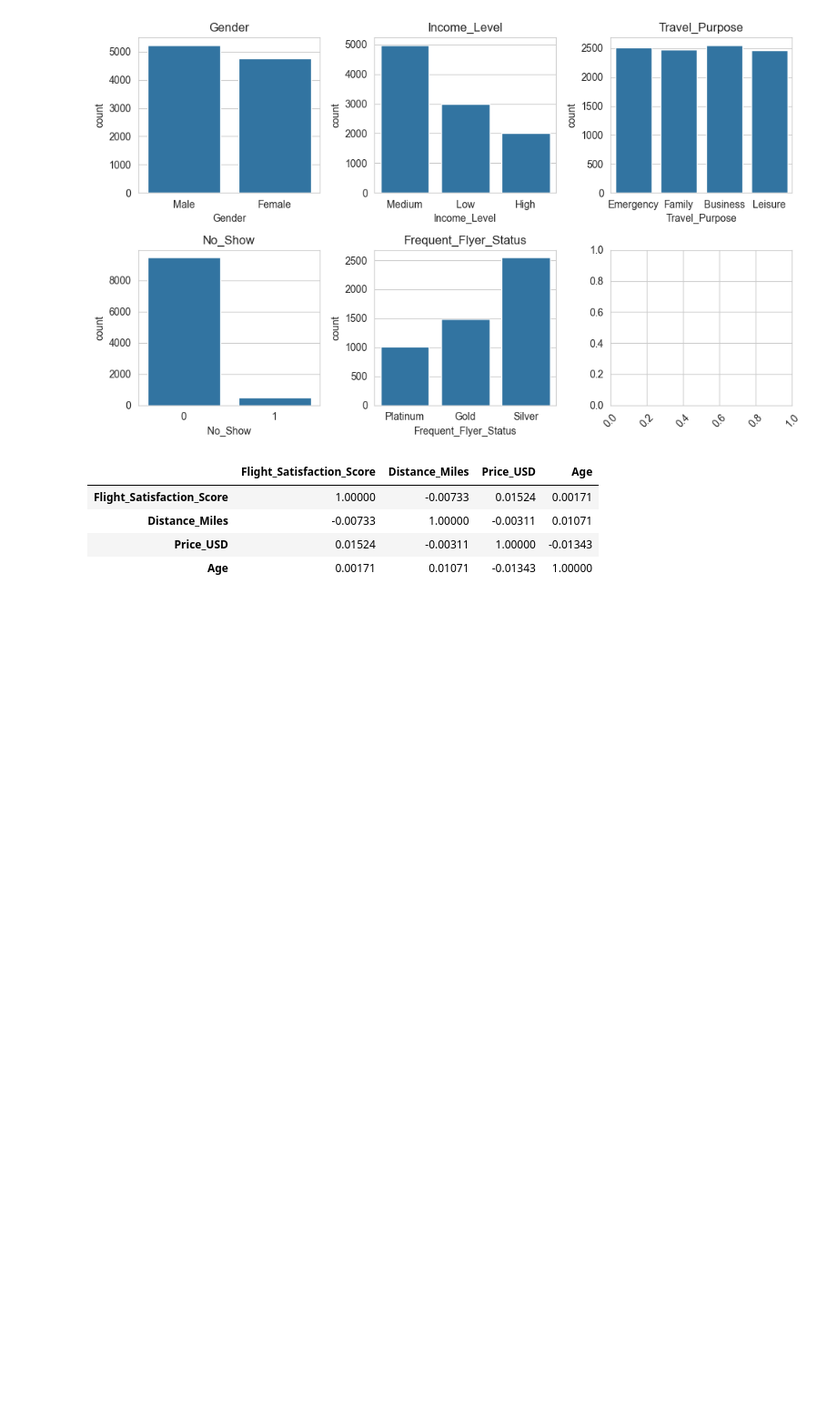
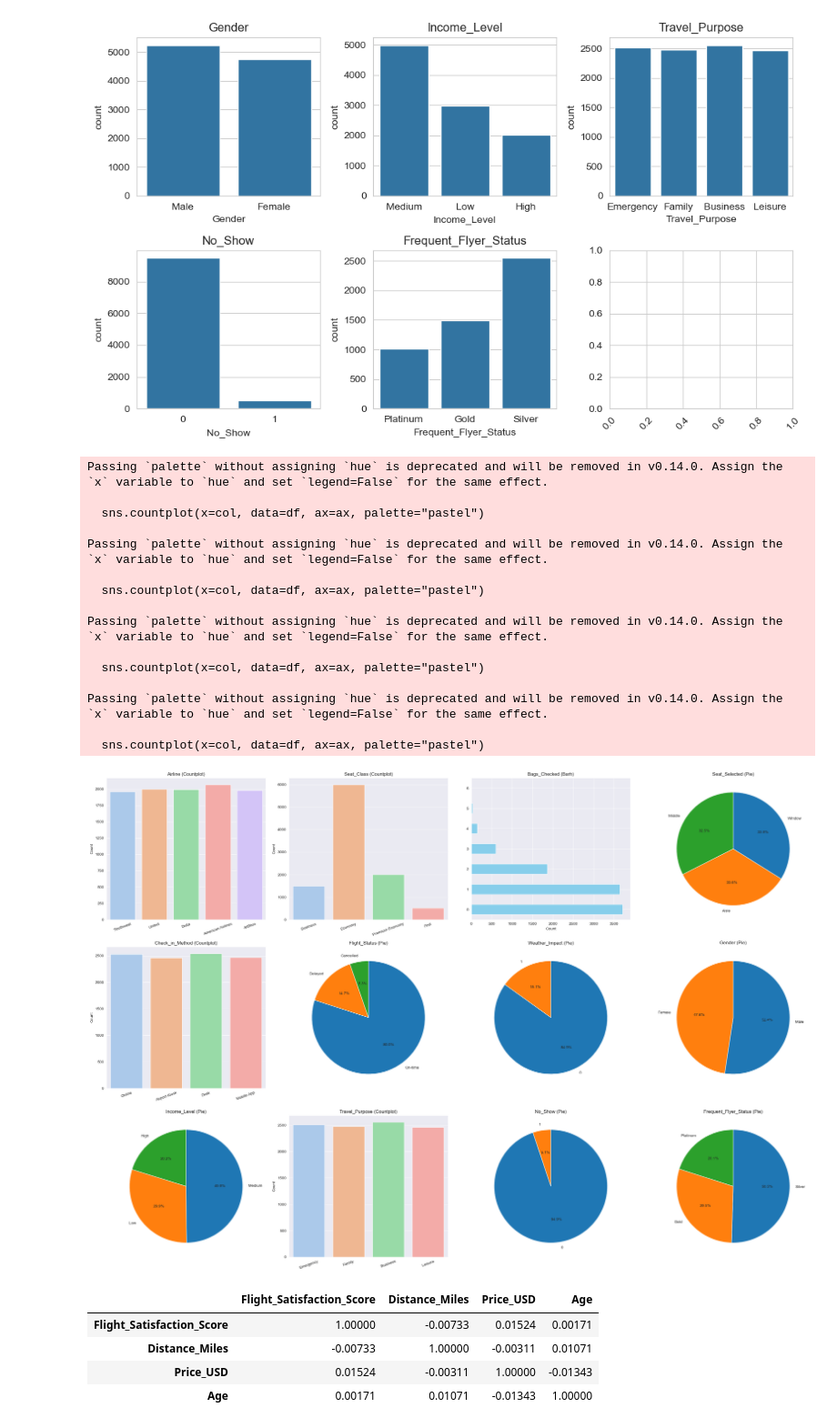
Before and after one commit to skn-ai14-250409/SKN14-EDA-6Team, a Jupyter notebook: KongJihwan/test0515.ipynb, the cells around one changed output. Shown at 91% size. Cells and saved outputs as stored; diff of their text form; code cells hidden in the pictures; blank space fills up the shorter version.

```diff
--- a/KongJihwan/test0515.ipynb
+++ b/KongJihwan/test0515.ipynb
@@ -343,6 +358,58 @@ plt.show()
 [figure]
 [figure]
 [figure]
+# %%
+cols = [
+    'Airline', 'Seat_Class', 'Bags_Checked', 'Seat_Selected',
+    'Check_in_Method', 'Flight_Status', 'Weather_Impact', 'Gender',
+    'Income_Level', 'Travel_Purpose', 'No_Show', 'Frequent_Flyer_Status'
+]
+
+fig, axes = plt.subplots(3, 4, figsize=(26, 18))
+axes = axes.flatten()
+
+for i, col in enumerate(cols):
+    unique_count = df[col].nunique()
+    ax = axes[i]
+
+    # 2~3개 범주: 파이차트
+    if unique_count <= 3:
+        df[col].value_counts().plot.pie(autopct='%1.1f%%', ax=ax, startangle=90, counterclock=False)
+        ax.set_ylabel('')
+        ax.set_title(f"{col} (Pie)")
+    # 4~6개 범주: 카운트플롯 (seaborn)
+    elif 4 <= unique_count <= 6:
+        sns.countplot(x=col, data=df, ax=ax, palette="pastel")
+        ax.set_title(f"{col} (Countplot)")
+        ax.set_xlabel('')
+        ax.set_ylabel('Count')
+        ax.tick_params(axis='x', rotation=20)
+    # 7개 이상: 수평 막대
+    else:
+        df[col].value_counts().plot(kind='barh', ax=ax, color='skyblue')
+        ax.set_title(f"{col} (Barh)")
+        ax.set_xlabel('Count')
+        ax.set_ylabel('')
+
+plt.tight_layout()
+plt.show()
+# %% [output]
+Passing `palette` without assigning `hue` is deprecated and will be removed in v0.14.0. Assign the `x` variable to `hue` and set `legend=False` for the same effect.
+
+  sns.countplot(x=col, data=df, ax=ax, palette="pastel")
+
+Passing `palette` without assigning `hue` is deprecated and will be removed in v0.14.0. Assign the `x` variable to `hue` and set `legend=False` for the same effect.
+
+  sns.countplot(x=col, data=df, ax=ax, palette="pastel")
+
+Passing `palette` without assigning `hue` is deprecated and will be removed in v0.14.0. Assign the `x` variable to `hue` and set `legend=False` for the same effect.
+
+  sns.countplot(x=col, data=df, ax=ax, palette="pastel")
+
+Passing `palette` without assigning `hue` is deprecated and will be removed in v0.14.0. Assign the `x` variable to `hue` and set `legend=False` for the same effect.
+
+  sns.countplot(x=col, data=df, ax=ax, palette="pastel")
+[figure, added]
 # %%
 # 07. 상관관계 및 교차분석
 # 타겟 - 수치형의 상관계수
```
Also changed, not shown: parts of 8 cells of this notebook.
